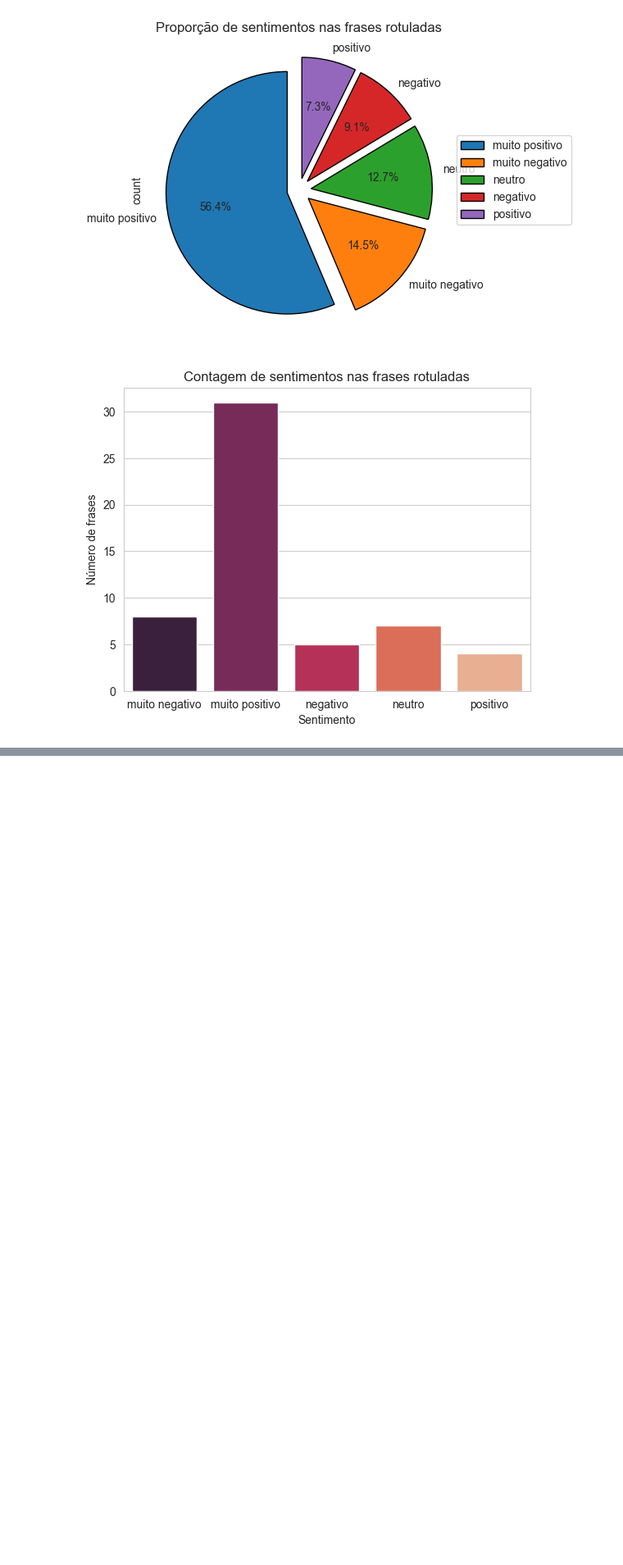
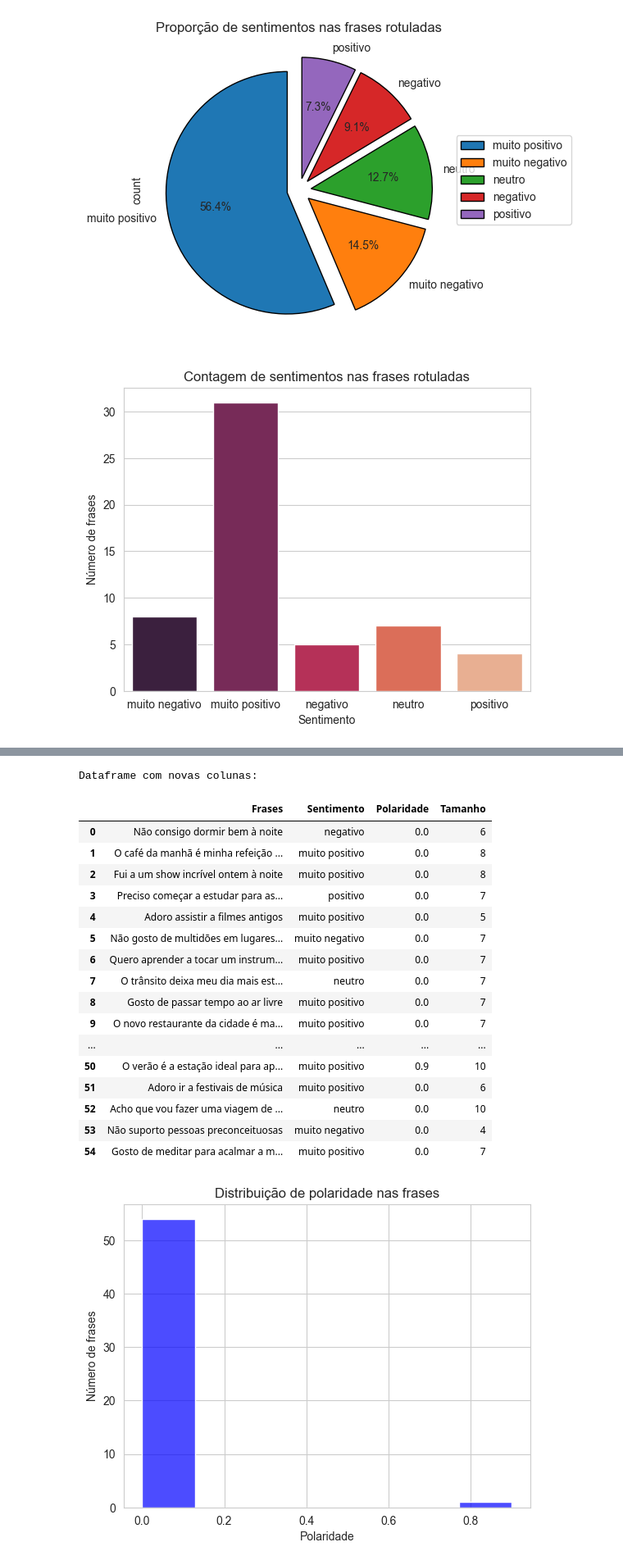
Before and after one commit to dheiver/multilingual-uncased-sentiment, a Jupyter notebook: label-sentiment.ipynb, the cells around one changed output, grey strips where cells are left out. Shown at 82% size. Cells and saved outputs as stored; diff of their text form; code cells hidden in the pictures; blank space fills up the shorter version.

```diff
--- a/label-sentiment.ipynb
+++ b/label-sentiment.ipynb
@@ -80,0 +100,62 @@ Dataframe rotulado:
+# %%
+#Importar as bibliotecas necessárias
+import pandas as pd
+import seaborn as sns
+import matplotlib.pyplot as plt
+from textblob import TextBlob
+
+#Carregar os dados
+#df = pd.read_json("data.json")
+
+#Adicionar coluna com tamanho das frases
+df["Tamanho"] = df["Frases"].apply(lambda x: len(x.split()))
+
+#Adicionar coluna com polaridade das frases
+df["Polaridade"] = df["Frases"].apply(lambda x: TextBlob(x).sentiment.polarity)
+
+#Mostrar o dataframe com as novas colunas
+print("Dataframe com novas colunas:")
+display(df)
+
+#Gerar gráficos para análise de sentimentos
+#Histograma da distribuição de polaridade
+sns.histplot(df["Polaridade"], color="blue", alpha=0.7)
+sns.set_style("whitegrid")
+plt.title("Distribuição de polaridade nas frases")
+plt.xlabel("Polaridade")
+plt.ylabel("Número de frases")
+plt.show()
+
+#Gráfico de dispersão da relação entre polaridade e tamanho da frase
+sns.scatterplot(x=df["Tamanho"], y=df["Polaridade"], color="blue", alpha=0.7)
+plt.title("Relação entre polaridade e tamanho da frase")
+plt.xlabel("Tamanho da frase")
+plt.ylabel("Polaridade")
+plt.show()
+
+#Gráfico de densidade da distribuição de polaridade por tamanho de frase
+sns.displot(data=df, x="Tamanho", y="Polaridade", kind="kde", fill=True, thresh=0, levels=100, cmap="coolwarm")
+plt.title("Distribuição de polaridade por tamanho de frase")
+plt.xlabel("Tamanho da frase")
+plt.ylabel("Polaridade")
+plt.show()
+# %% [output]
+Dataframe com novas colunas:
+|  | Frases | Sentimento | Polaridade | Tamanho |
+| 0 | Não consigo dormir bem à noite | negativo | 0.0 | 6 |
+| 1 | O café da manhã é minha refeição ... | muito positivo | 0.0 | 8 |
+| 2 | Fui a um show incrível ontem à noite | muito positivo | 0.0 | 8 |
+| 3 | Preciso começar a estudar para as... | positivo | 0.0 | 7 |
+| 4 | Adoro assistir a filmes antigos | muito positivo | 0.0 | 5 |
+| 5 | Não gosto de multidões em lugares... | muito negativo | 0.0 | 7 |
+| 6 | Quero aprender a tocar um instrum... | muito positivo | 0.0 | 7 |
+| 7 | O trânsito deixa meu dia mais est... | neutro | 0.0 | 7 |
+| 8 | Gosto de passar tempo ao ar livre | muito positivo | 0.0 | 7 |
+| 9 | O novo restaurante da cidade é ma... | muito positivo | 0.0 | 7 |
+| ... | ... | ... | ... | ... |
+| 50 | O verão é a estação ideal para ap... | muito positivo | 0.9 | 10 |
+| 51 | Adoro ir a festivais de música | muito positivo | 0.0 | 6 |
+| 52 | Acho que vou fazer uma viagem de ... | neutro | 0.0 | 10 |
+| 53 | Não suporto pessoas preconceituosas | muito negativo | 0.0 | 4 |
+| 54 | Gosto de meditar para acalmar a m... | muito positivo | 0.0 | 7 |
+[figure, added]
```
Also changed, not shown: parts of 3 cells of this notebook.
